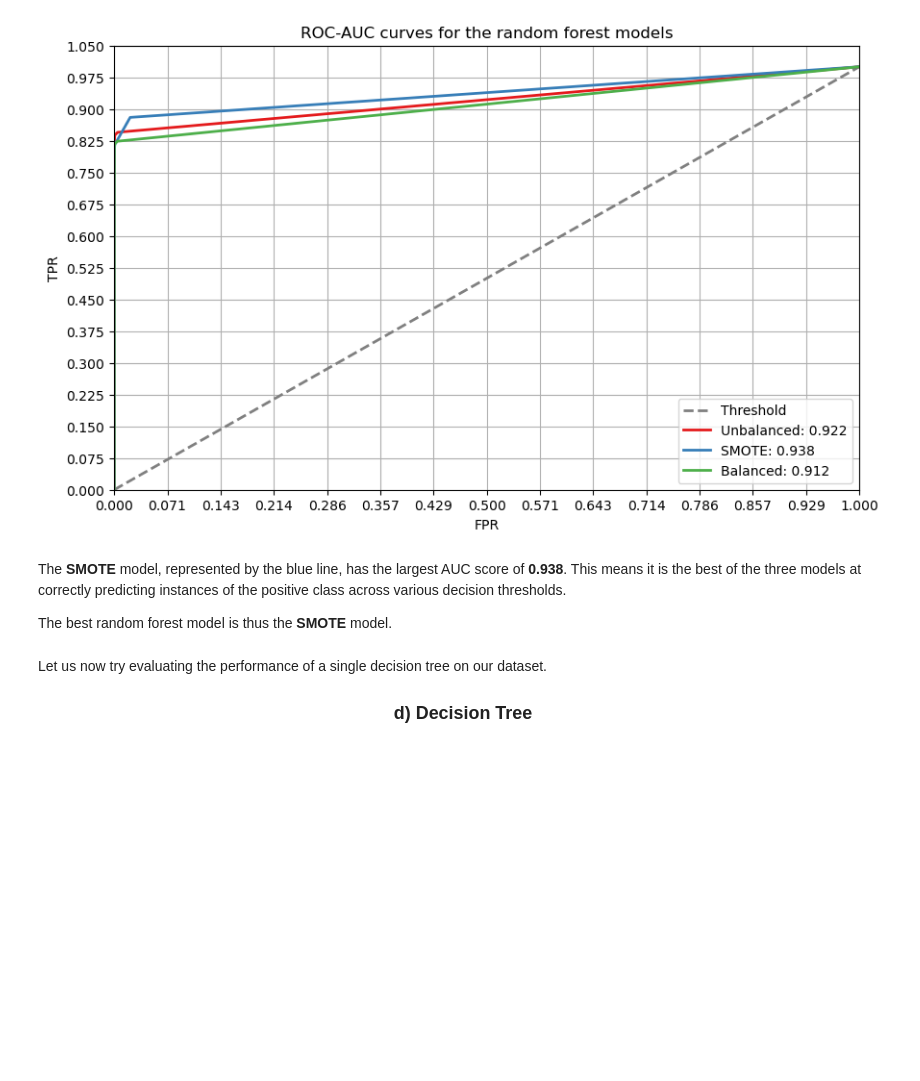
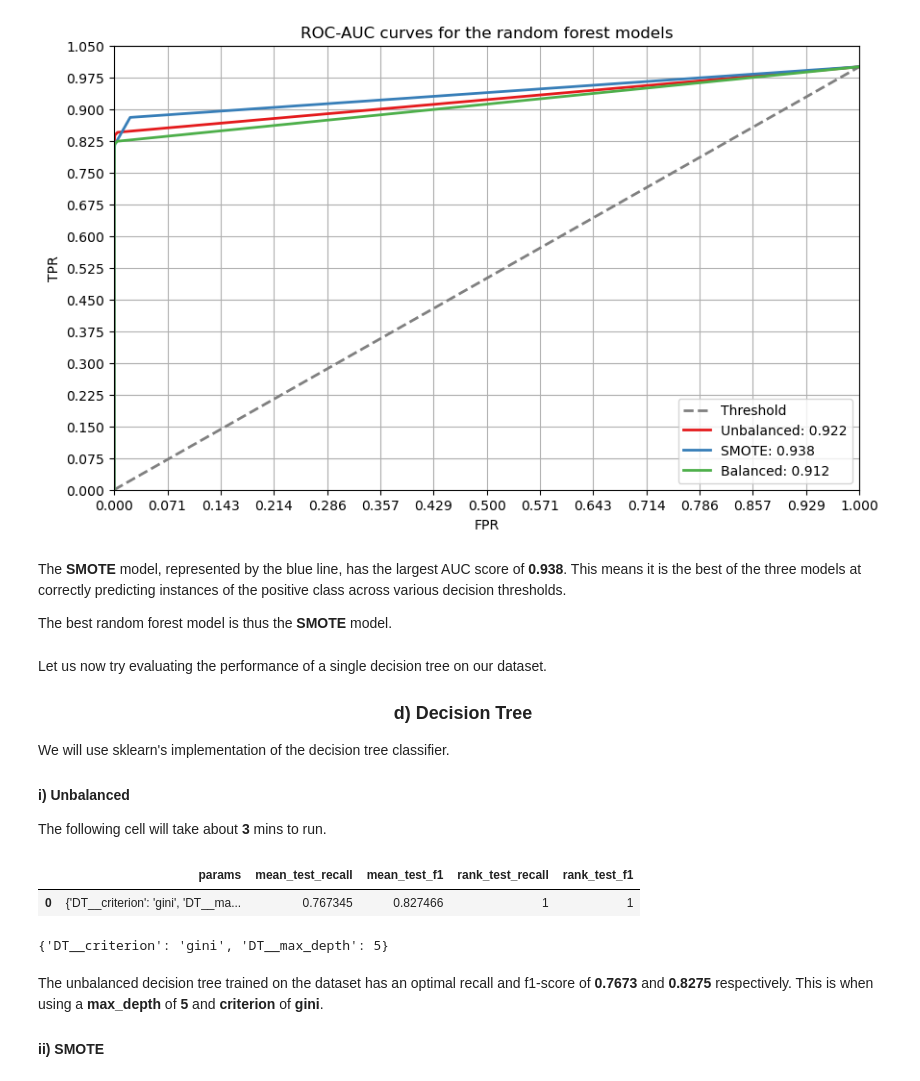
Before and after one commit to NgundoMuithya/Kaggle_Credit_Card_Fraud_Detection, a Jupyter notebook: notebook.ipynb, the cells around one changed output. Cells and saved outputs as stored; diff of their text form; code cells hidden in the pictures; blank space fills up the shorter version.

Commit message:
Finish unbalanced decision tree (DT)

```diff
--- a/notebook.ipynb
+++ b/notebook.ipynb
@@ -1201,3 +1198,47 @@ Let us now try evaluating the performance of a single decision tree on our datas
 <h3 align='center'>
 d) Decision Tree
 </h3>
+
+We will use sklearn's implementation of the decision tree classifier.
+
+#### i) Unbalanced
+
+The following cell will take about **3** mins to run.
+# %%
+from sklearn.tree import DecisionTreeClassifier
+
+unbalanced_dt_pipeline = Pipeline(
+    steps=[
+        ('DT', DecisionTreeClassifier(random_state=2026))
+    ]
+)
+
+dt_params = {
+    'DT__max_depth': [5, 10, 20, None],
+    'DT__criterion': ['gini', 'entropy', 'log_loss'],
+}
+
+best_unbalanced_dt_model = GridSearchCV(
+    estimator=unbalanced_dt_pipeline,
+    param_grid=dt_params,
+    scoring=['recall', 'f1'],
+    refit='f1',
+    n_jobs=-2
+)
+
+best_unbalanced_dt_model.fit(X_train_scaled, y_train)
+
+unbalanced_dt_results = pd.DataFrame(best_unbalanced_dt_model.cv_results_)[['params', 'mean_test_recall', 'mean_test_f1', 'rank_test_recall', 'rank_test_f1']]
+
+unbalanced_dt_results[unbalanced_dt_results['rank_test_f1'] == 1]
+# %% [output]
+|  | params | mean_test_recall | mean_test_f1 | rank_test_recall | rank_test_f1 |
+| 0 | {'DT__criterion': 'gini', 'DT__ma... | 0.767345 | 0.827466 | 1 | 1 |
+# %%
+best_unbalanced_dt_model.best_params_
+# %% [output]
+{'DT__criterion': 'gini', 'DT__max_depth': 5}
+# %% [markdown]
+The unbalanced decision tree trained on the dataset has an optimal recall and f1-score of **0.7673** and **0.8275** respectively. This is when using a **max_depth** of **5** and **criterion** of **gini**.
+
+#### ii) SMOTE
```
Also changed, not shown: parts of 5 cells of this notebook.
